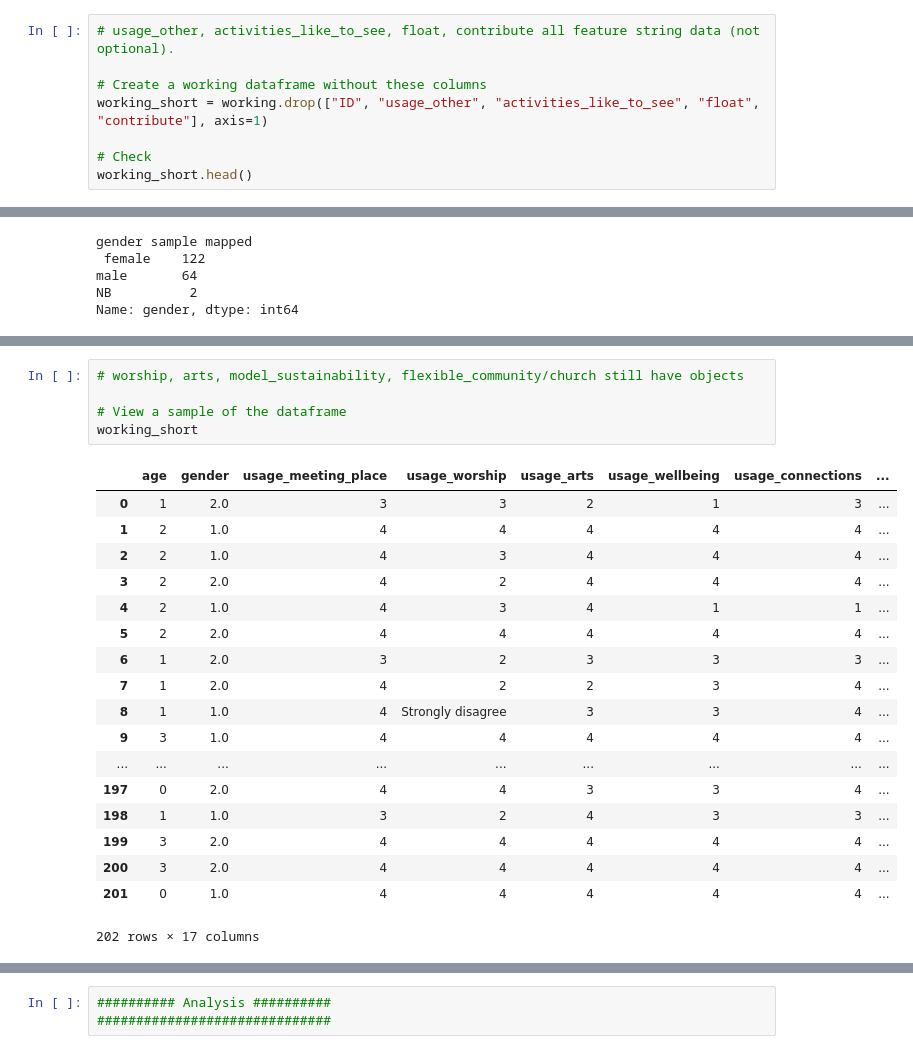
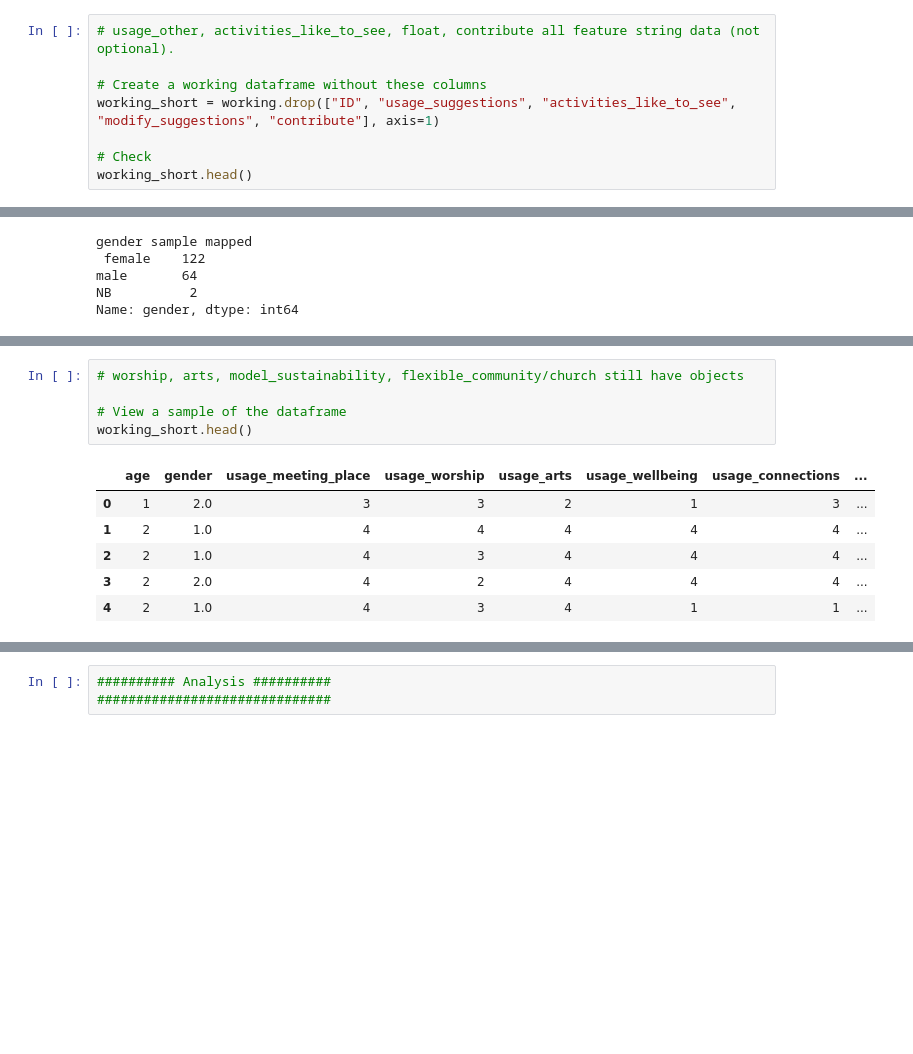
Before and after one commit to koxt2/Garden-Quarter, a Jupyter notebook: garden_quarter.ipynb, the cells around one changed output, grey strips where cells are left out. Cells and saved outputs as stored; diff of their text form; blank space fills up the shorter version.

```diff
--- a/garden_quarter.ipynb
+++ b/garden_quarter.ipynb
@@ -74,7 +79,7 @@ master summary
 # usage_other, activities_like_to_see, float, contribute all feature string data (not optional).
 
 # Create a working dataframe without these columns
-working_short = working.drop(["ID", "usage_other", "activities_like_to_see", "float", "contribute"], axis=1)
+working_short = working.drop(["ID", "usage_suggestions", "activities_like_to_see", "modify_suggestions", "contribute"], axis=1)
 
 # Check
 working_short.head()
@@ -250,27 +255,15 @@ Train Data summary
 # %%
 # worship, arts, model_sustainability, flexible_community/church still have objects
 
 # View a sample of the dataframe
-working_short
+working_short.head()
 # %% [output]
 |  | age | gender | usage_meeting_place | usage_worship | usage_arts | usage_wellbeing | usage_connections | ... |
 | 0 | 1 | 2.0 | 3 | 3 | 2 | 1 | 3 | ... |
 | 1 | 2 | 1.0 | 4 | 4 | 4 | 4 | 4 | ... |
 | 2 | 2 | 1.0 | 4 | 3 | 4 | 4 | 4 | ... |
 | 3 | 2 | 2.0 | 4 | 2 | 4 | 4 | 4 | ... |
 | 4 | 2 | 1.0 | 4 | 3 | 4 | 1 | 1 | ... |
-| 5 | 2 | 2.0 | 4 | 4 | 4 | 4 | 4 | ... |
-| 6 | 1 | 2.0 | 3 | 2 | 3 | 3 | 3 | ... |
-| 7 | 1 | 2.0 | 4 | 2 | 2 | 3 | 4 | ... |
-| 8 | 1 | 1.0 | 4 | Strongly disagree | 3 | 3 | 4 | ... |
-| 9 | 3 | 1.0 | 4 | 4 | 4 | 4 | 4 | ... |
-| ... | ... | ... | ... | ... | ... | ... | ... | ... |
-| 197 | 0 | 2.0 | 4 | 4 | 3 | 3 | 4 | ... |
-| 198 | 1 | 1.0 | 3 | 2 | 4 | 3 | 3 | ... |
-| 199 | 3 | 2.0 | 4 | 4 | 4 | 4 | 4 | ... |
-| 200 | 3 | 2.0 | 4 | 4 | 4 | 4 | 4 | ... |
-| 201 | 0 | 1.0 | 4 | 4 | 4 | 4 | 4 | ... |
-202 rows × 17 columns
 # %%
 # "Strongly Disagree" also features as "Strongly disagree"
 
```
Also changed, not shown: parts of 20 cells of this notebook, 1 other file.
